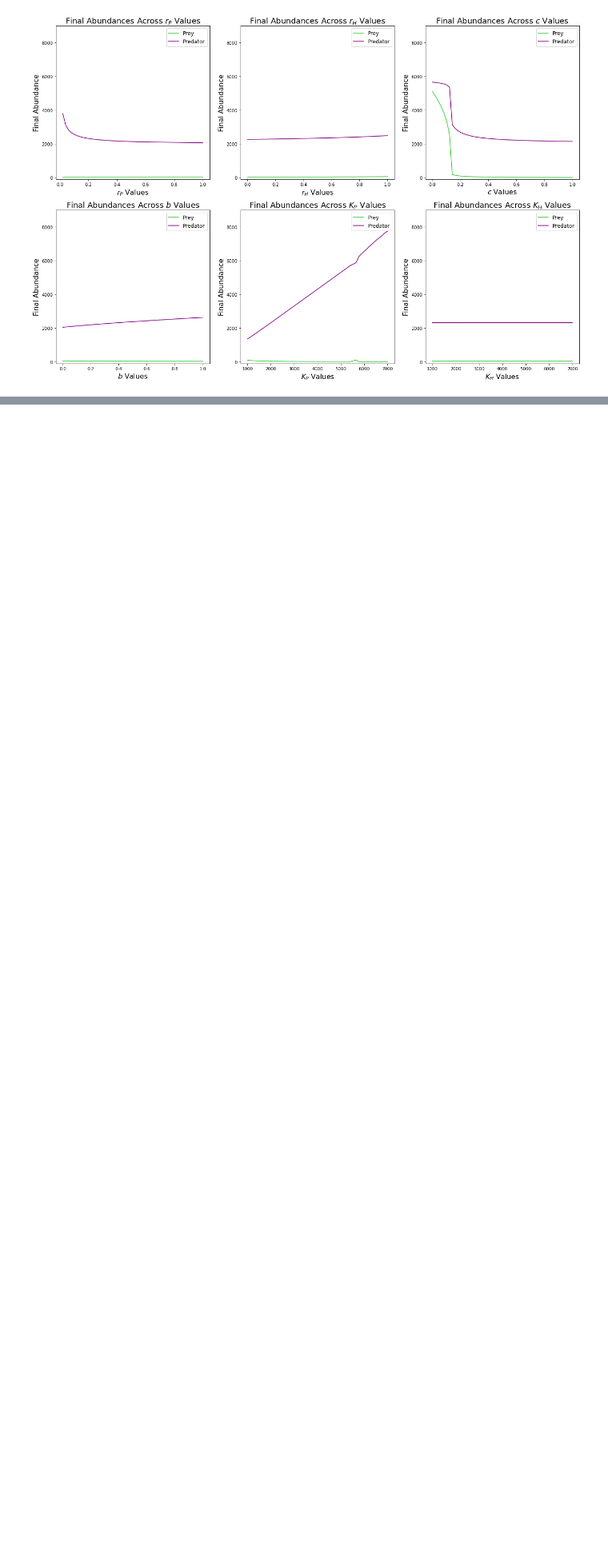
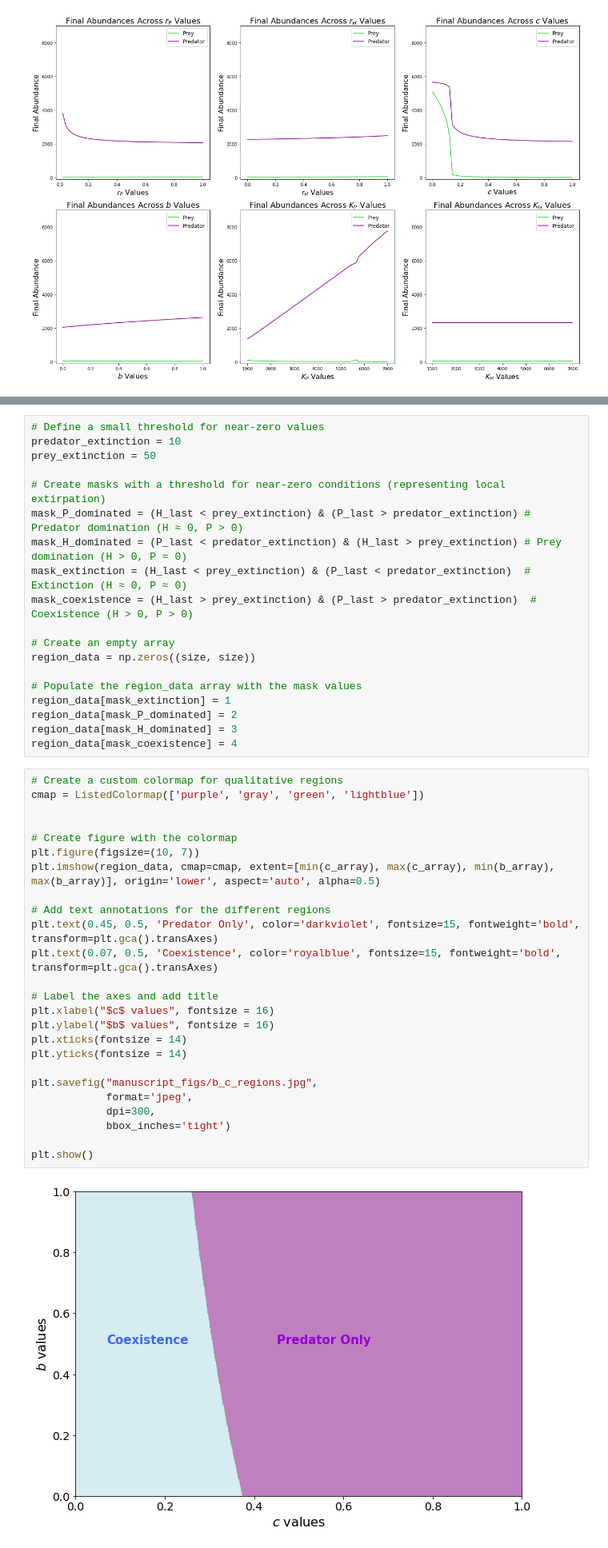
Before and after one commit to srahnke/Pred_Prey_Theory, a Jupyter notebook: pred_prey_supplemental_figures.ipynb, the cells around one changed output, grey strips where cells are left out. Shown at 80% size. Drawn from its saved outputs; the diff is of its cells as text; blank space fills up the shorter version.

```diff
--- a/pred_prey_supplemental_figures.ipynb
+++ b/pred_prey_supplemental_figures.ipynb
@@ -378,0 +413,46 @@ plt.show()
+# %%
+# Define a small threshold for near-zero values
+predator_extinction = 10
+prey_extinction = 50
+
+# Create masks with a threshold for near-zero conditions (representing local extirpation)
+mask_P_dominated = (H_last < prey_extinction) & (P_last > predator_extinction) # Predator domination (H ≈ 0, P > 0)
+mask_H_dominated = (P_last < predator_extinction) & (H_last > prey_extinction) # Prey domination (H > 0, P ≈ 0)
+mask_extinction = (H_last < prey_extinction) & (P_last < predator_extinction)  # Extinction (H ≈ 0, P ≈ 0)
+mask_coexistence = (H_last > prey_extinction) & (P_last > predator_extinction)  # Coexistence (H > 0, P > 0)
+
+# Create an empty array
+region_data = np.zeros((size, size))
+
+# Populate the region_data array with the mask values
+region_data[mask_extinction] = 1
+region_data[mask_P_dominated] = 2
+region_data[mask_H_dominated] = 3
+region_data[mask_coexistence] = 4
+# %%
+# Create a custom colormap for qualitative regions
+cmap = ListedColormap(['purple', 'gray', 'green', 'lightblue'])
+
+
+# Create figure with the colormap
+plt.figure(figsize=(10, 7))
+plt.imshow(region_data, cmap=cmap, extent=[min(c_array), max(c_array), min(b_array), max(b_array)], origin='lower', aspect='auto', alpha=0.5)
+
+# Add text annotations for the different regions
+plt.text(0.45, 0.5, 'Predator Only', color='darkviolet', fontsize=15, fontweight='bold', transform=plt.gca().transAxes)
+plt.text(0.07, 0.5, 'Coexistence', color='royalblue', fontsize=15, fontweight='bold', transform=plt.gca().transAxes)
+
+# Label the axes and add title
+plt.xlabel("$c$ values", fontsize = 16)
+plt.ylabel("$b$ values", fontsize = 16)
+plt.xticks(fontsize = 14)
+plt.yticks(fontsize = 14)
+
+plt.savefig("manuscript_figs/b_c_regions.jpg",
+            format='jpeg',
+            dpi=300,
+            bbox_inches='tight')
+
+plt.show()
+# %% [output]
+[figure, added]
```
Also changed, not shown: parts of 7 cells of this notebook, 2 other files.
